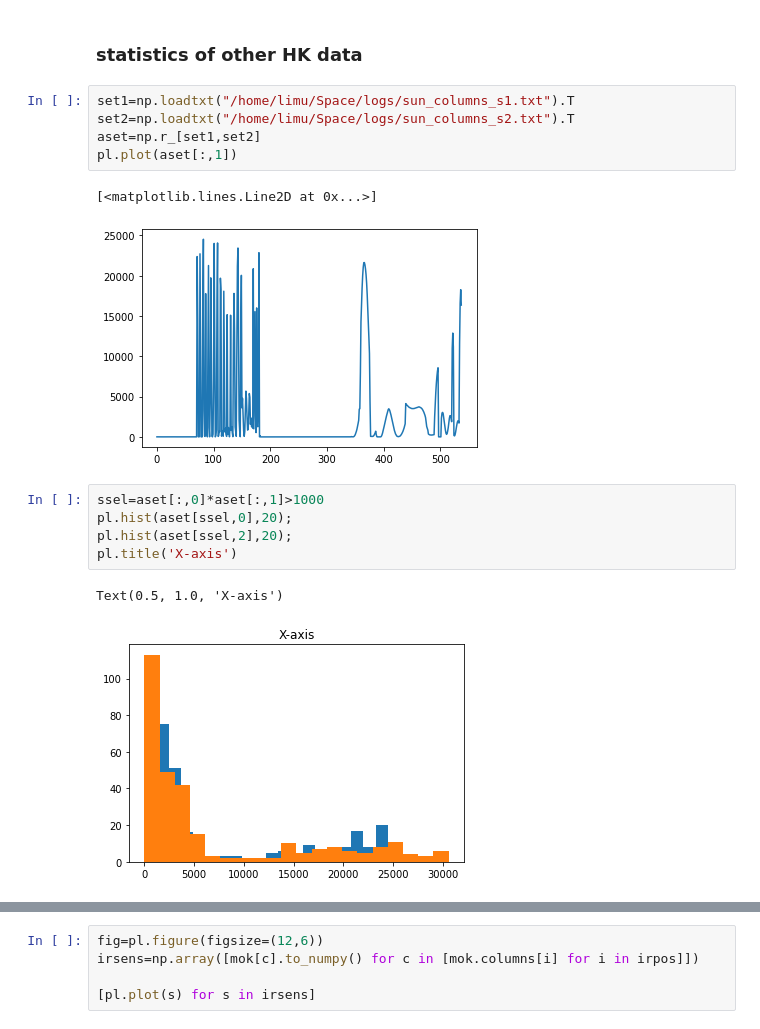
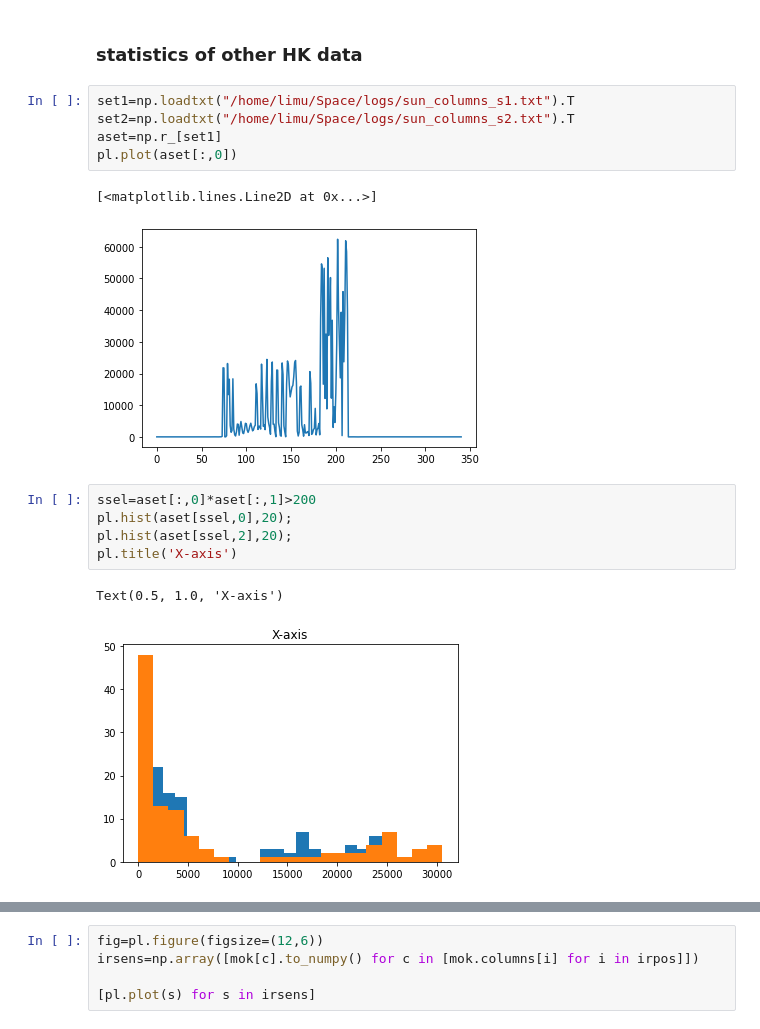
Before and after one commit to limu007/cube, a Jupyter notebook: Attitude_august.ipynb, the cells around one changed output, grey strips where cells are left out. Drawn from its saved outputs; the diff is of its cells as text.

```diff
--- a/Attitude_august.ipynb
+++ b/Attitude_august.ipynb
@@ -240,19 +284,19 @@ zpos[:10]
 # %%
 set1=np.loadtxt("/home/limu/Space/logs/sun_columns_s1.txt").T
 set2=np.loadtxt("/home/limu/Space/logs/sun_columns_s2.txt").T
-aset=np.r_[set1,set2]
-pl.plot(aset[:,1])
+aset=np.r_[set1]
+pl.plot(aset[:,0])
 # %% [output]
 [<matplotlib.lines.Line2D at 0x...>]
-[figure, old version]
+[figure, new version]
 # %%
-ssel=aset[:,0]*aset[:,1]>1000
+ssel=aset[:,0]*aset[:,1]>200
 pl.hist(aset[ssel,0],20);
 pl.hist(aset[ssel,2],20);
 pl.title('X-axis')
 # %% [output]
 Text(0.5, 1.0, 'X-axis')
-[figure, old version]
+[figure, new version]
 # %%
 
 pl.hist(aset[ssel,1],20);
```
Also changed, not shown: parts of 27 cells of this notebook, 3 other files.
